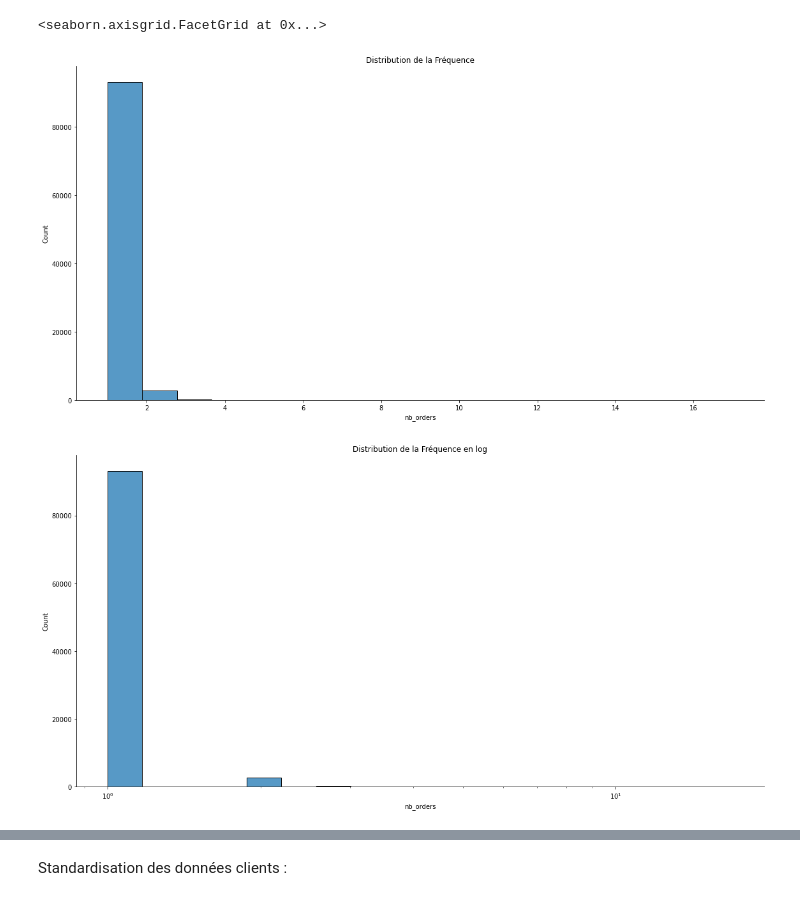
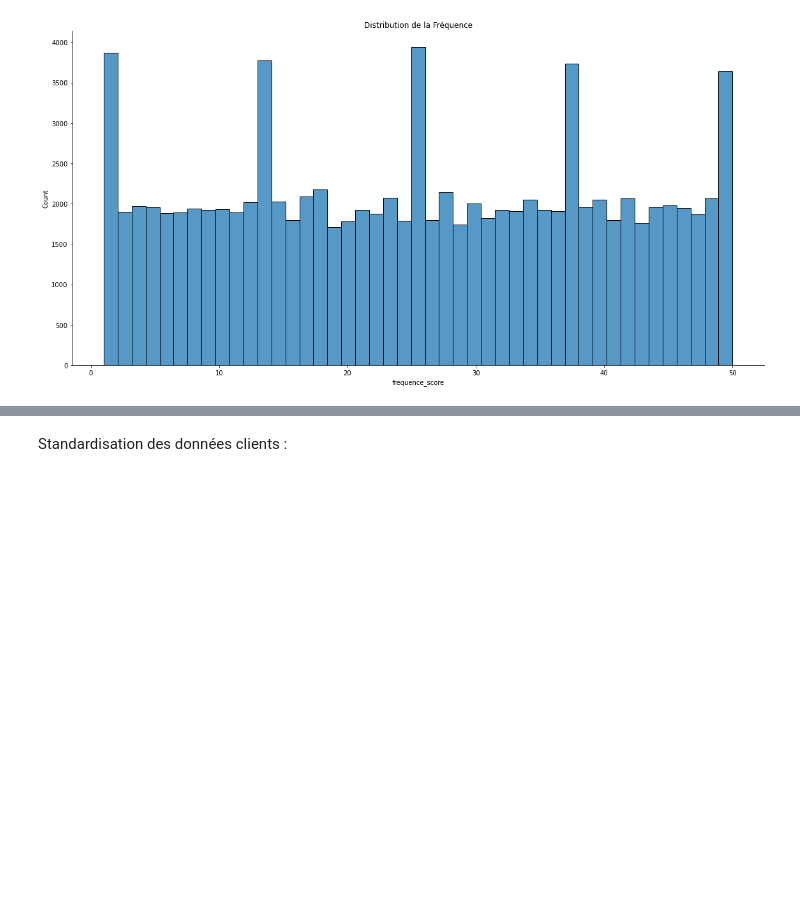
Before and after one commit to JulienGremillot/OpenClassrooms_Ingenieur_Machine_Learning, a Jupyter notebook: Segmentez des clients d'un site e-commerce/Segmentez des clients d'un site e-commerce - 2.ipynb, the cells around one changed output, grey strips where cells are left out. Cells and saved outputs as stored; diff of their text form; code cells hidden in the pictures; blank space fills up the shorter version.

```diff
--- a/Segmentez des clients d'un site e-commerce/Segmentez des clients d'un site e-commerce - 2.ipynb
+++ b/Segmentez des clients d'un site e-commerce/Segmentez des clients d'un site e-commerce - 2.ipynb
@@ -63,0 +63,4 @@ Pour chacune de ces variables on va vérifier la distribution.
+# %%
+clients['time_since_first_order'] = clients['time_since_first_order'] + 1  # +1 contre division par 0
+clients['frequence'] = clients['nb_orders'] / clients['time_since_first_order']
+print(clients['frequence'])
@@ -63,0 +82,2 @@ Pour chacune de ces variables on va vérifier la distribution.
+# %%
+clients["frequence_score"] = pd.qcut(clients["frequence"], 50, labels=np.arange(1, 51)).astype("int")
@@ -69,11 +96,9 @@ sns.displot(clients, x="time_since_last_order", height=8, aspect=2).set(
 [figure]
 # %%
-sns.displot(clients, x="nb_orders", height=8, aspect=2).set(title='Distribution de la Fréquence')
-sns.displot(clients, x="nb_orders", log_scale=True, height=8, aspect=2).set(title='Distribution de la Fréquence en log')
+sns.displot(clients, x="frequence_score", height=8, aspect=2).set(title='Distribution de la Fréquence')
+plt.show()
 # %% [output]
-<seaborn.axisgrid.FacetGrid at 0x...>
-[figure, old version]
+[figure, new version]
-[figure, removed]
 # %%
 sns.displot(clients, x="sum_payments", height=8, aspect=2).set(title='Distribution du Montant')
 sns.displot(clients, x="sum_payments", log_scale=True, height=8, aspect=2).set(title='Distribution du Montant en log')
```
Also changed, not shown: parts of 29 cells of this notebook.
